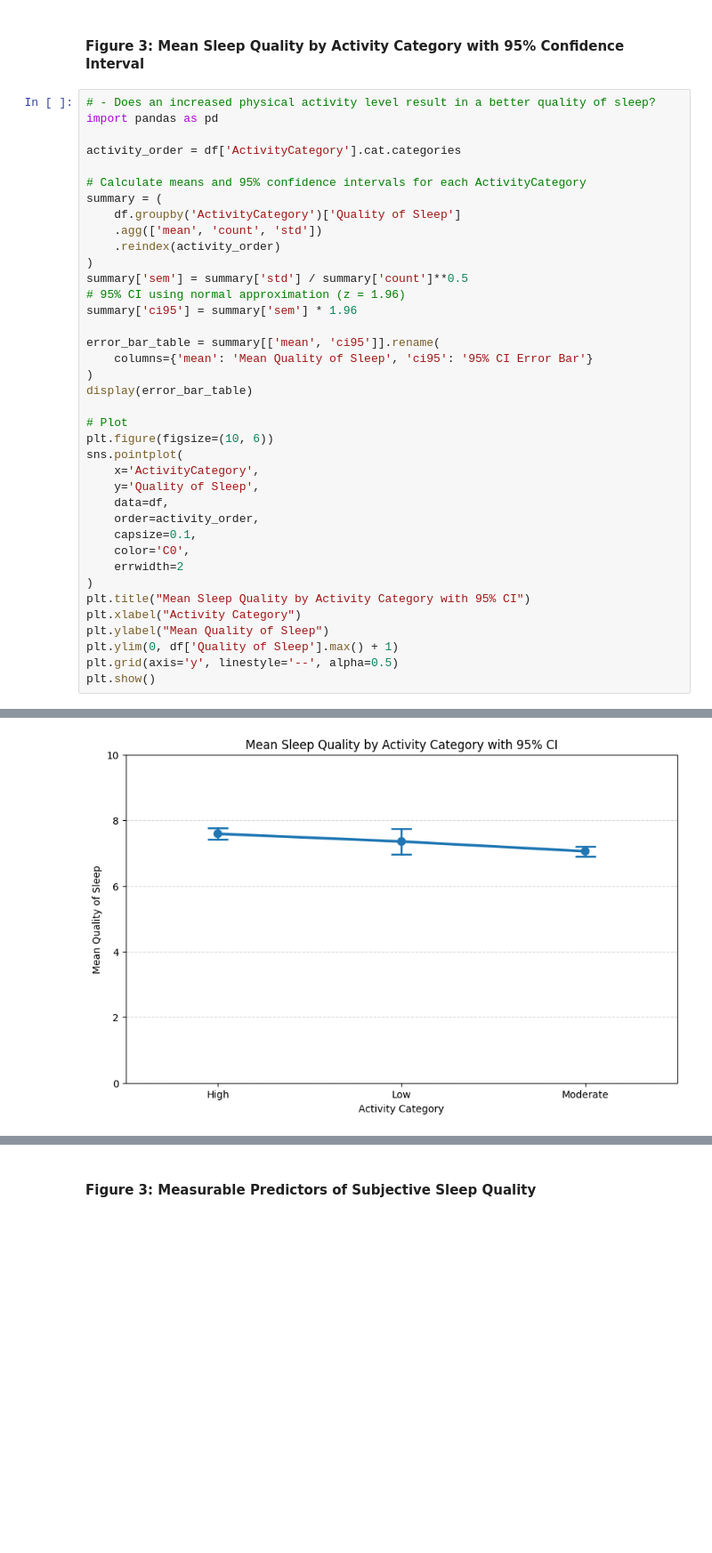
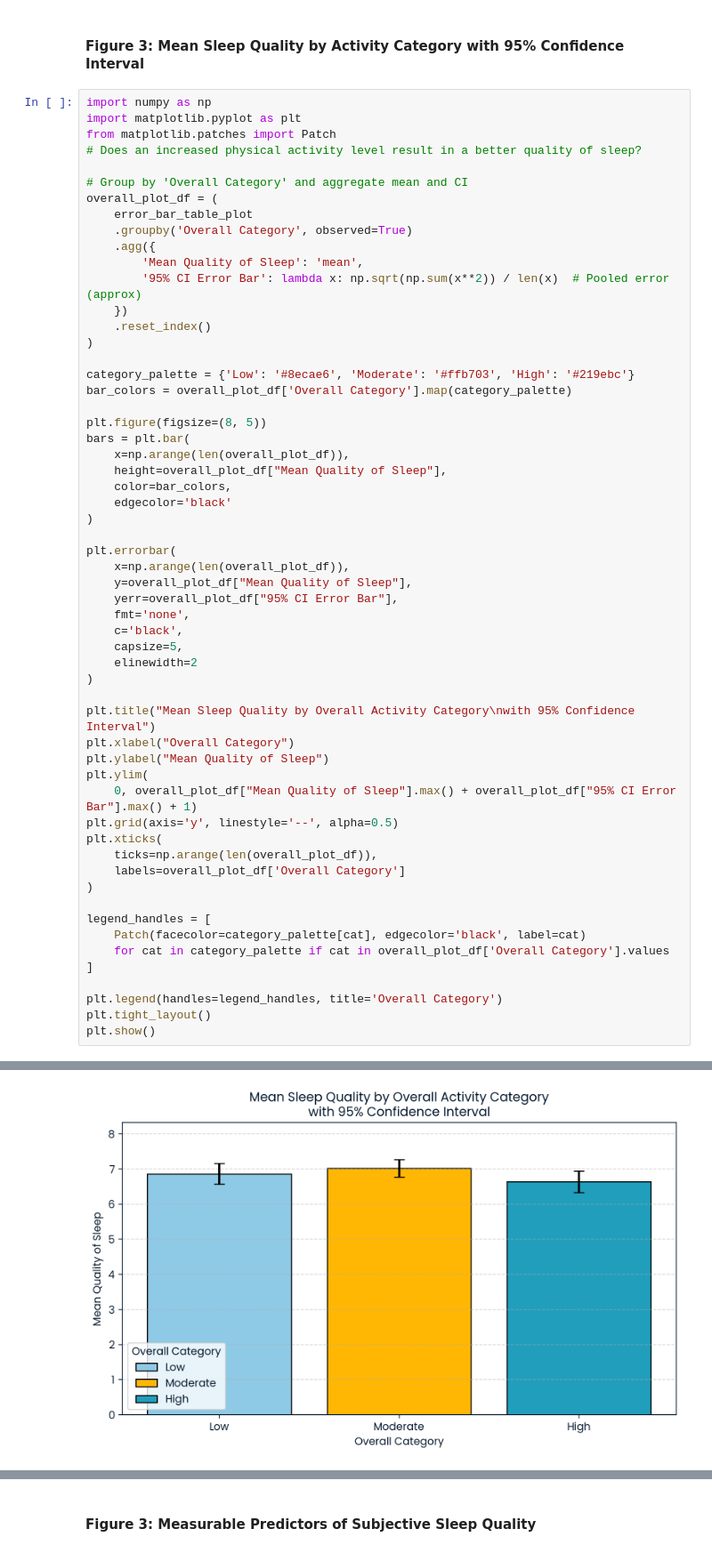
Before and after one commit to tamu-stat315/315FinalProject_LKJM, a Jupyter notebook: sleep_analysis.ipynb, the cells around one changed output, grey strips where cells are left out. Shown at 89% size. Drawn from its saved outputs; the diff is of its cells as text; blank space fills up the shorter version.

```diff
--- a/sleep_analysis.ipynb
+++ b/sleep_analysis.ipynb
@@ -433,41 +449,60 @@ plt.show()
 # %% [markdown]
 #### Figure 3: Mean Sleep Quality by Activity Category with 95% Confidence Interval
 # %%
-# - Does an increased physical activity level result in a better quality of sleep?
-import pandas as pd
+import numpy as np
+import matplotlib.pyplot as plt
+from matplotlib.patches import Patch
+# Does an increased physical activity level result in a better quality of sleep?
 
-activity_order = df['ActivityCategory'].cat.categories
+# Group by 'Overall Category' and aggregate mean and CI
+overall_plot_df = (
+    error_bar_table_plot
+    .groupby('Overall Category', observed=True)
+    .agg({
+        'Mean Quality of Sleep': 'mean',
+        '95% CI Error Bar': lambda x: np.sqrt(np.sum(x**2)) / len(x)  # Pooled error (approx)
+    })
+    .reset_index()
+)
 
-# Calculate means and 95% confidence intervals for each ActivityCategory
-summary = (
-    df.groupby('ActivityCategory')['Quality of Sleep']
-    .agg(['mean', 'count', 'std'])
-    .reindex(activity_order)
+category_palette = {'Low': '#8ecae6', 'Moderate': '#ffb703', 'High': '#219ebc'}
+bar_colors = overall_plot_df['Overall Category'].map(category_palette)
+
+plt.figure(figsize=(8, 5))
+bars = plt.bar(
+    x=np.arange(len(overall_plot_df)),
+    height=overall_plot_df["Mean Quality of Sleep"],
+    color=bar_colors,
+    edgecolor='black'
 )
-summary['sem'] = summary['std'] / summary['count']**0.5
-# 95% CI using normal approximation (z = 1.96)
-summary['ci95'] = summary['sem'] * 1.96
 
-error_bar_table = summary[['mean', 'ci95']].rename(
-    columns={'mean': 'Mean Quality of Sleep', 'ci95': '95% CI Error Bar'}
+plt.errorbar(
+    x=np.arange(len(overall_plot_df)),
+    y=overall_plot_df["Mean Quality of Sleep"],
+    yerr=overall_plot_df["95% CI Error Bar"],
+    fmt='none',
+    c='black',
+    capsize=5,
+    elinewidth=2
 )
-display(error_bar_table)
 
-# Plot
-plt.figure(figsize=(10, 6))
-sns.pointplot(
-    x='ActivityCategory',
-    y='Quality of Sleep',
-    data=df,
-    order=activity_order,
-    capsize=0.1,
-    color='C0',
-    errwidth=2
+plt.title("Mean Sleep Quality by Overall Activity Category\nwith 95% Confidence Interval")
+plt.xlabel("Overall Category")
+plt.ylabel("Mean Quality of Sleep")
+plt.ylim(
+    0, overall_plot_df["Mean Quality of Sleep"].max() + overall_plot_df["95% CI Error Bar"].max() + 1)
+plt.grid(axis='y', linestyle='--', alpha=0.5)
+plt.xticks(
+    ticks=np.arange(len(overall_plot_df)),
+    labels=overall_plot_df['Overall Category']
 )
-plt.title("Mean Sleep Quality by Activity Category with 95% CI")
-plt.xlabel("Activity Category")
-plt.ylabel("Mean Quality of Sleep")
-plt.ylim(0, df['Quality of Sleep'].max() + 1)
-plt.grid(axis='y', linestyle='--', alpha=0.5)
+
+legend_handles = [
+    Patch(facecolor=category_palette[cat], edgecolor='black', label=cat)
+    for cat in category_palette if cat in overall_plot_df['Overall Category'].values
+]
+
+plt.legend(handles=legend_handles, title='Overall Category')
+plt.tight_layout()
 plt.show()
 # %% [output]
@@ -478,2 +509,2 @@ plt.show()
-[figure, old version]
+[figure, new version]
 # %% [markdown]
```
Also changed, not shown: parts of 25 cells of this notebook.
